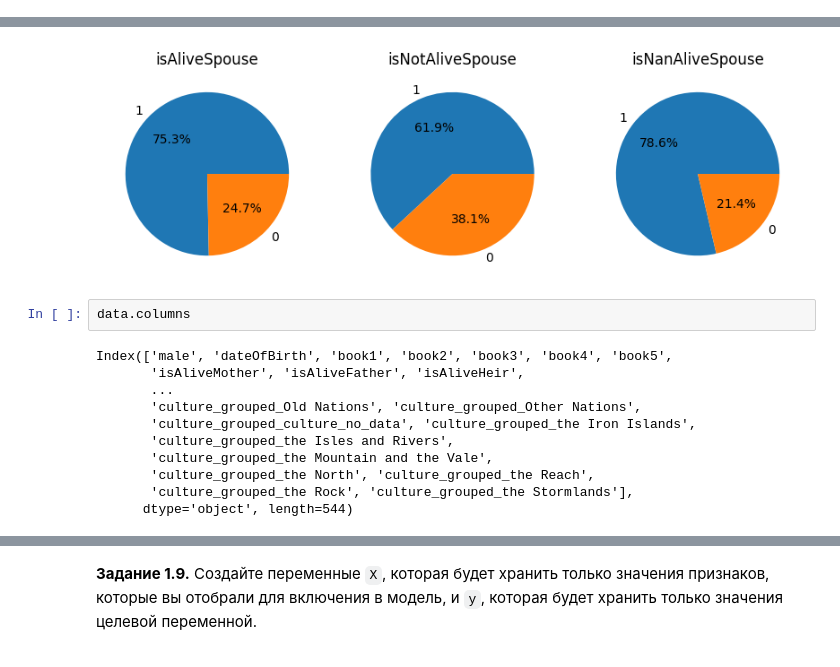
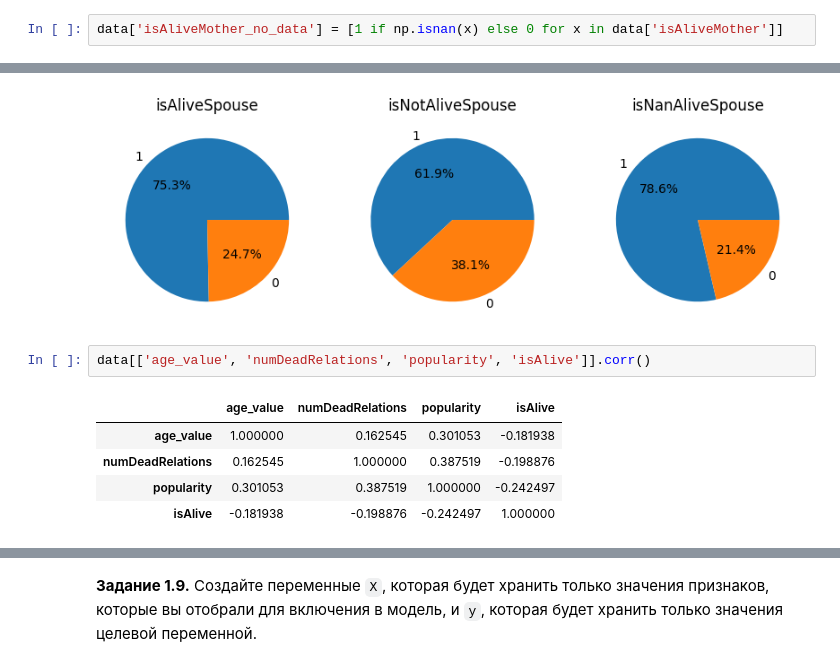
Before and after one commit to Aqity/deep_learning_school_autumn_2026, a Jupyter notebook: hw_1_game_of_thrones_main.ipynb, the cells around one changed output, grey strips where cells are left out. Saved outputs shown, nothing was run; the diff lists cells and outputs as text.

```diff
--- a/hw_1_game_of_thrones_main.ipynb
+++ b/hw_1_game_of_thrones_main.ipynb
@@ -278,3 +278,5 @@ data.head(20)
 # %%
 data['age_value'] = [x if not np.isnan(x) else 0 for x in data['age']]
 data['age_no_data'] = [1 if np.isnan(x) else 0 for x in data['age']]
+# %%
+data['isAliveMother_no_data'] = [1 if np.isnan(x) else 0 for x in data['isAliveMother']]
@@ -856,16 +904,11 @@ ax3.set_title('isNanAliveSpouse')
 plt.show()
 # %% [output]
 [figure]
-# %%
-data.columns
-# %% [output]
-Index(['male', 'dateOfBirth', 'book1', 'book2', 'book3', 'book4', 'book5',
-       'isAliveMother', 'isAliveFather', 'isAliveHeir',
-       ...
-       'culture_grouped_Old Nations', 'culture_grouped_Other Nations',
-       'culture_grouped_culture_no_data', 'culture_grouped_the Iron Islands',
-       'culture_grouped_the Isles and Rivers',
-       'culture_grouped_the Mountain and the Vale',
-       'culture_grouped_the North', 'culture_grouped_the Reach',
-       'culture_grouped_the Rock', 'culture_grouped_the Stormlands'],
-      dtype='object', length=544)
+# %%
+data[['age_value', 'numDeadRelations', 'popularity', 'isAlive']].corr()
+# %% [output]
+|  | age_value | numDeadRelations | popularity | isAlive |
+| age_value | 1.000000 | 0.162545 | 0.301053 | -0.181938 |
+| numDeadRelations | 0.162545 | 1.000000 | 0.387519 | -0.198876 |
+| popularity | 0.301053 | 0.387519 | 1.000000 | -0.242497 |
+| isAlive | -0.181938 | -0.198876 | -0.242497 | 1.000000 |
```
Also changed, not shown: parts of 19 cells of this notebook.
